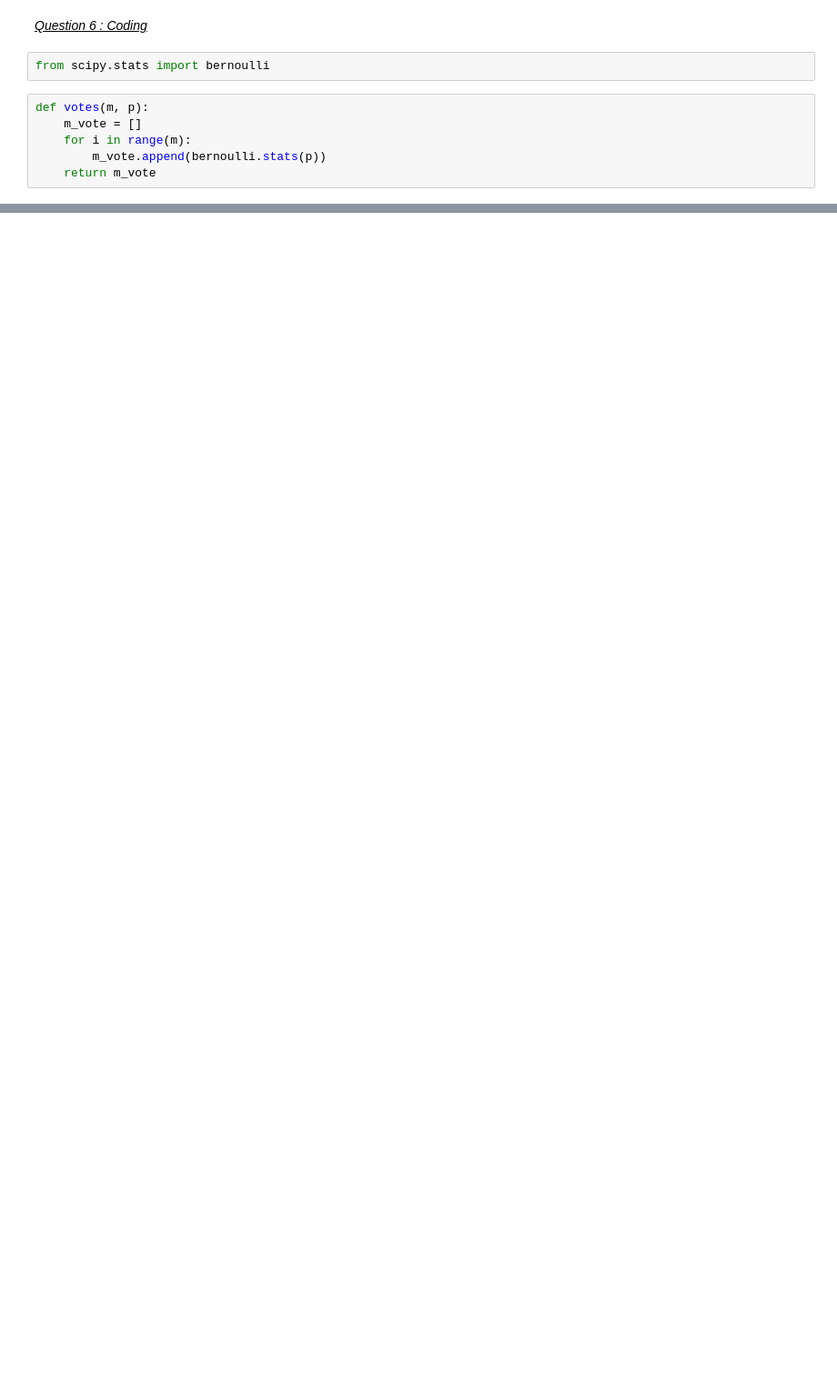
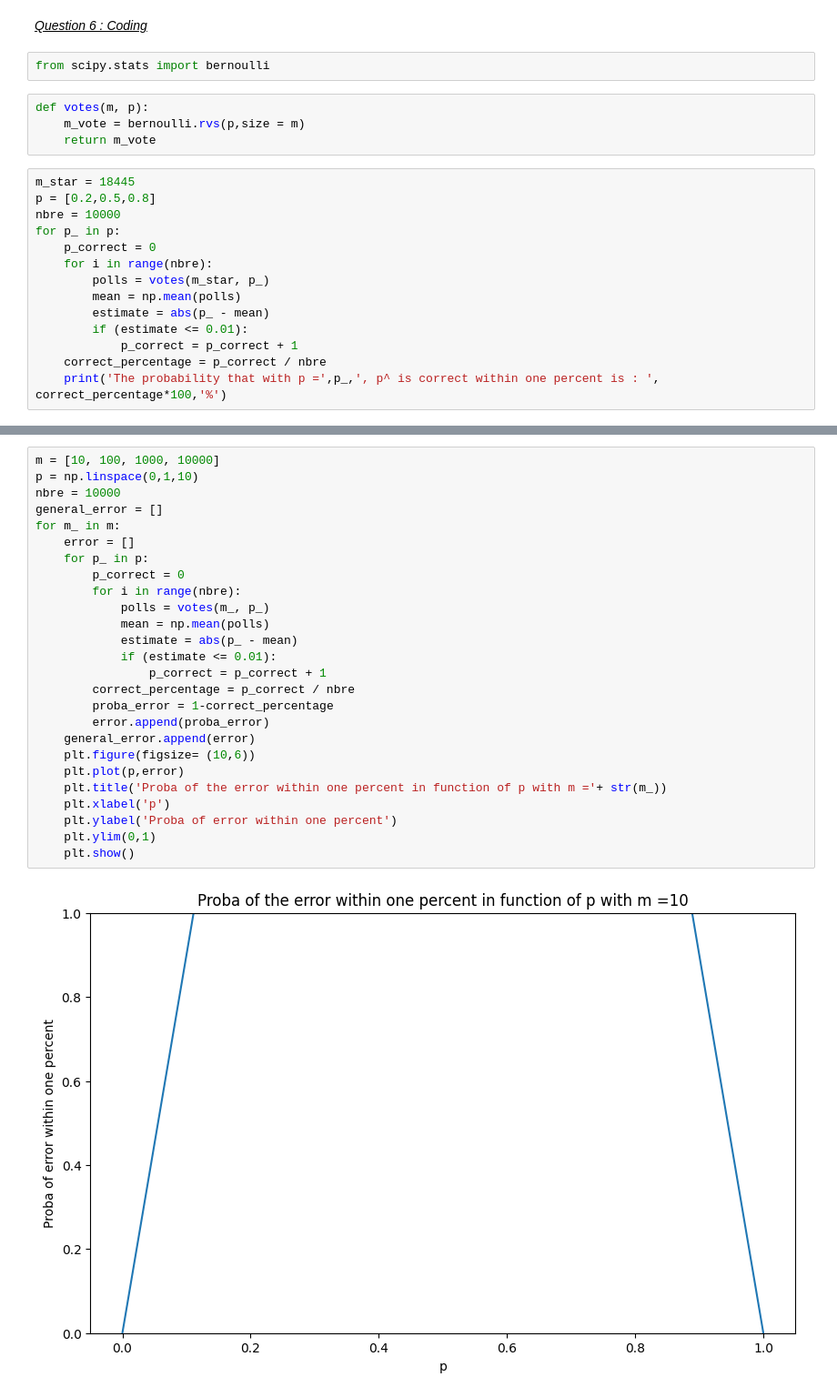
Before and after one commit to fpalmisa/FundamentalLearningEPFL, a Jupyter notebook: Homework 1/Homework1.ipynb, the cells around one changed output, grey strips where cells are left out. Shown at 91% size. Cells and saved outputs as stored; diff of their text form; blank space fills up the shorter version.

```diff
--- a/Homework 1/Homework1.ipynb
+++ b/Homework 1/Homework1.ipynb
@@ -339,7 +595,19 @@ plt.show()
 from scipy.stats import bernoulli
 # %%
 def votes(m, p):
-    m_vote = []
-    for i in range(m):
-        m_vote.append(bernoulli.stats(p))
+    m_vote = bernoulli.rvs(p,size = m)
     return m_vote
+# %%
+m_star = 18445
+p = [0.2,0.5,0.8]
+nbre = 10000
+for p_ in p:
+    p_correct = 0
+    for i in range(nbre):
+        polls = votes(m_star, p_)
+        mean = np.mean(polls)
+        estimate = abs(p_ - mean)
+        if (estimate <= 0.01):
+            p_correct = p_correct + 1
+    correct_percentage = p_correct / nbre
+    print('The probability that with p =',p_,', p^ is correct within one percent is : ', correct_percentage*100,'%')
@@ -345,0 +670,28 @@ def votes(m, p):
+# %%
+m = [10, 100, 1000, 10000]
+p = np.linspace(0,1,10)
+nbre = 10000
+general_error = []
+for m_ in m:
+    error = []
+    for p_ in p:
+        p_correct = 0
+        for i in range(nbre):
+            polls = votes(m_, p_)
+            mean = np.mean(polls)
+            estimate = abs(p_ - mean)
+            if (estimate <= 0.01):
+                p_correct = p_correct + 1
+        correct_percentage = p_correct / nbre
+        proba_error = 1-correct_percentage
+        error.append(proba_error)
+    general_error.append(error)
+    plt.figure(figsize= (10,6))
+    plt.plot(p,error)
+    plt.title('Proba of the error within one percent in function of p with m ='+ str(m_))
+    plt.xlabel('p')
+    plt.ylabel('Proba of error within one percent')
+    plt.ylim(0,1)
+    plt.show()
+# %% [output]
+[figure, added]
```
Also changed, not shown: parts of 34 cells of this notebook.
